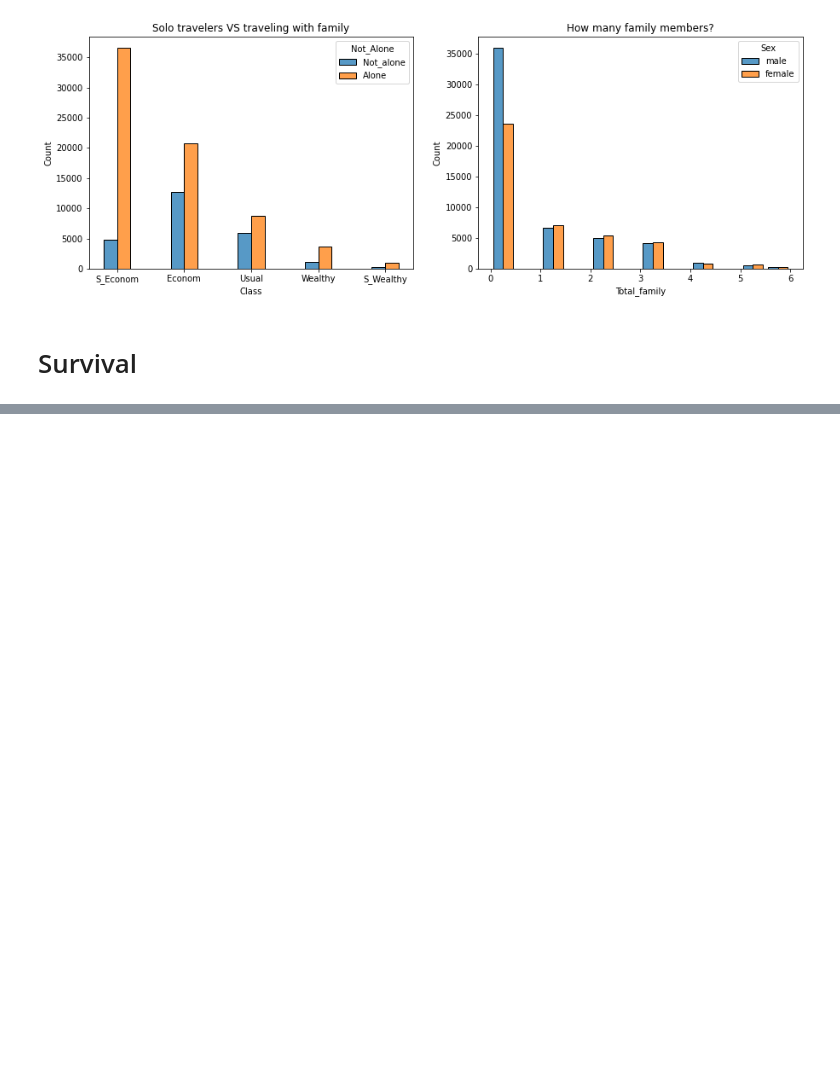
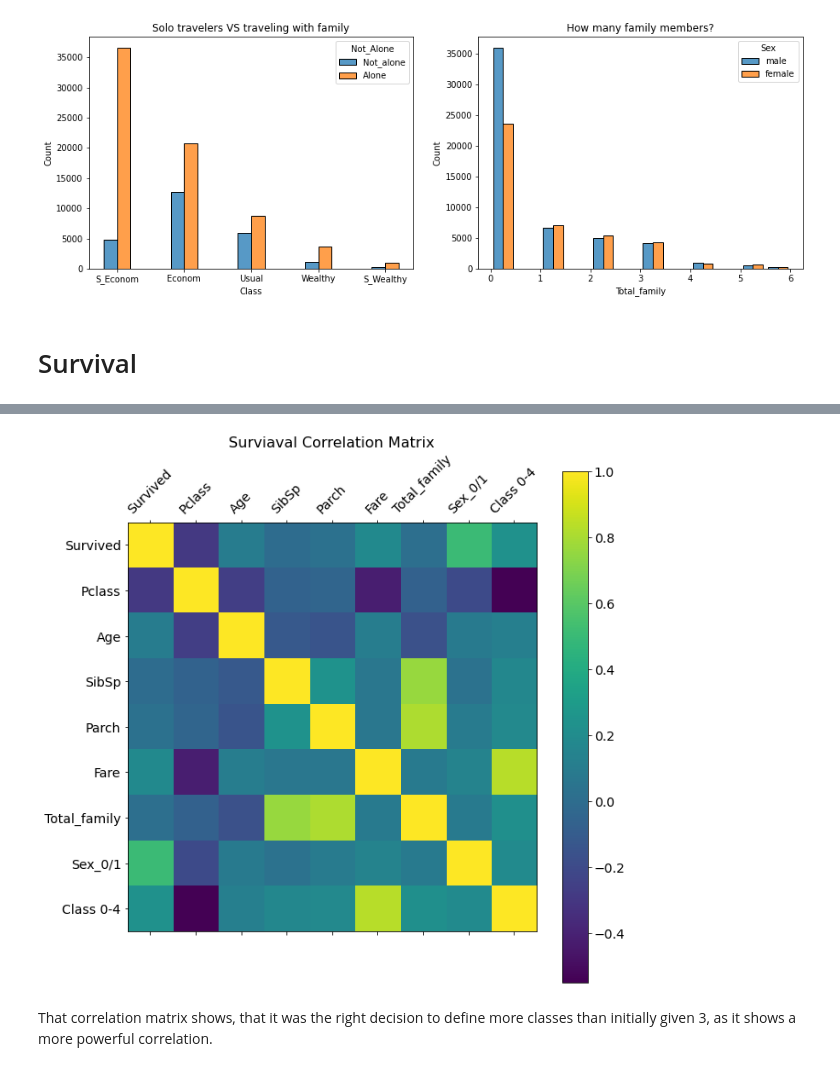
Before and after one commit to DariaPurtova2022/data_exploration_titanic, a Jupyter notebook: EDA.ipynb, the cells around one changed output, grey strips where cells are left out. Saved outputs shown, nothing was run; the diff lists cells and outputs as text; code cells hidden in the pictures; blank space fills up the shorter version.

```diff
--- a/EDA.ipynb
+++ b/EDA.ipynb
@@ -375,0 +475,35 @@ f.head()
+# %%
+def sex(x):
+    if x == 'male':
+        return 0
+    else:
+        return 1
+
+
+f['Sex_0/1'] = f['Sex'].apply(sex)
+
+def class_numbers(x):
+    if x == 'S_Econom':
+        return 0
+    elif x == 'Econom':
+        return 1
+    elif x == 'Usual':
+        return 2
+    elif x == 'Wealthy':
+        return 3
+    else:
+        return 4
+
+f['Class 0-4'] = f['Class'].apply(class_numbers).astype('int64')
+# %%
+fug = plt.figure(figsize=(10, 10))
+plt.matshow(f.corr(), fignum=fig.number)
+plt.xticks(range(f.select_dtypes(['number']).shape[1]), f.select_dtypes(['number']).columns, fontsize=14, rotation=45)
+plt.yticks(range(f.select_dtypes(['number']).shape[1]), f.select_dtypes(['number']).columns, fontsize=14)
+cb = plt.colorbar()
+cb.ax.tick_params(labelsize=14)
+plt.title('Surviaval Correlation Matrix', fontsize=16);
+# %% [output]
+[figure, added]
+# %% [markdown]
+That correlation matrix shows, that it was the right decision to define more classes than initially given 3, as it shows a more powerful correlation.
```
Also changed, not shown: parts of 13 cells of this notebook.
